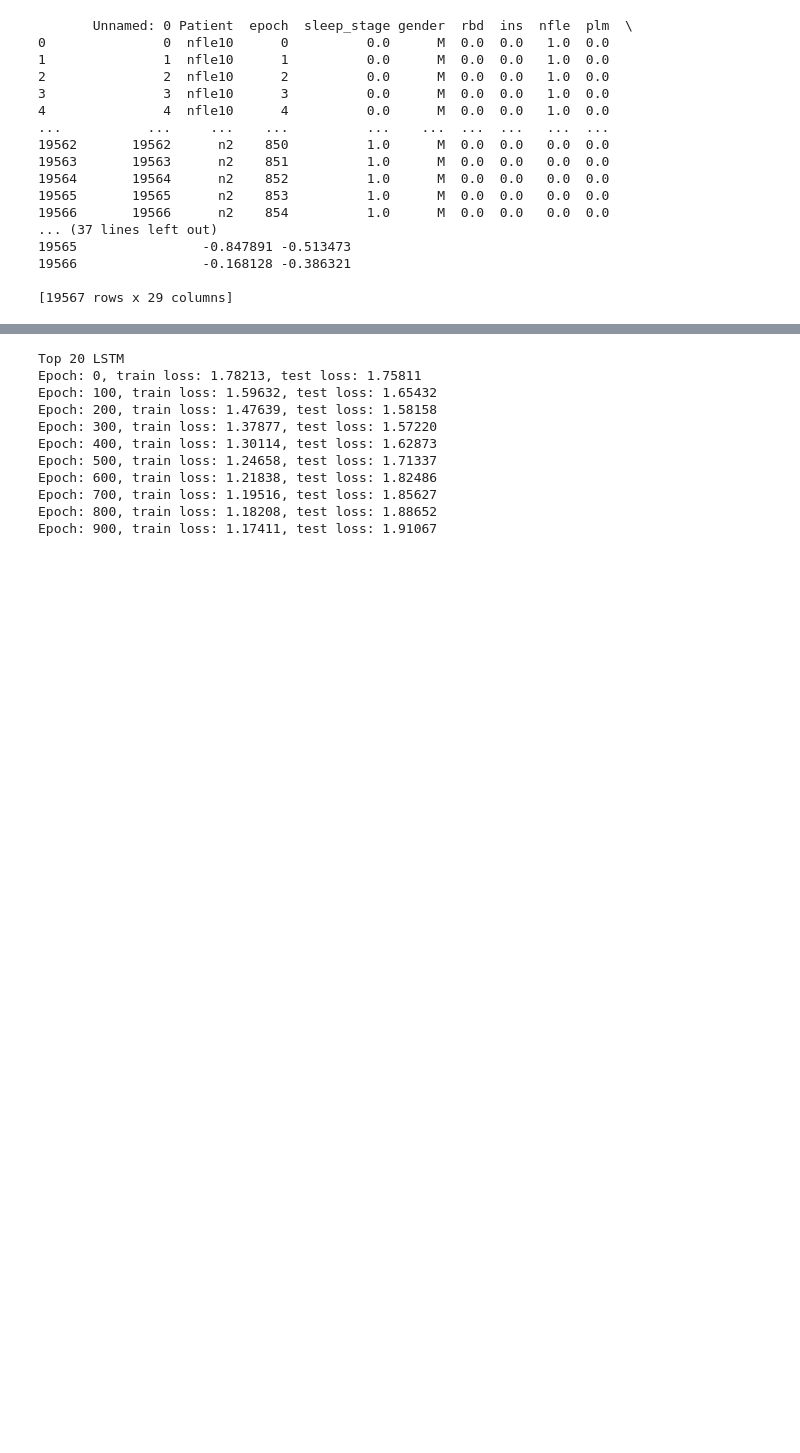
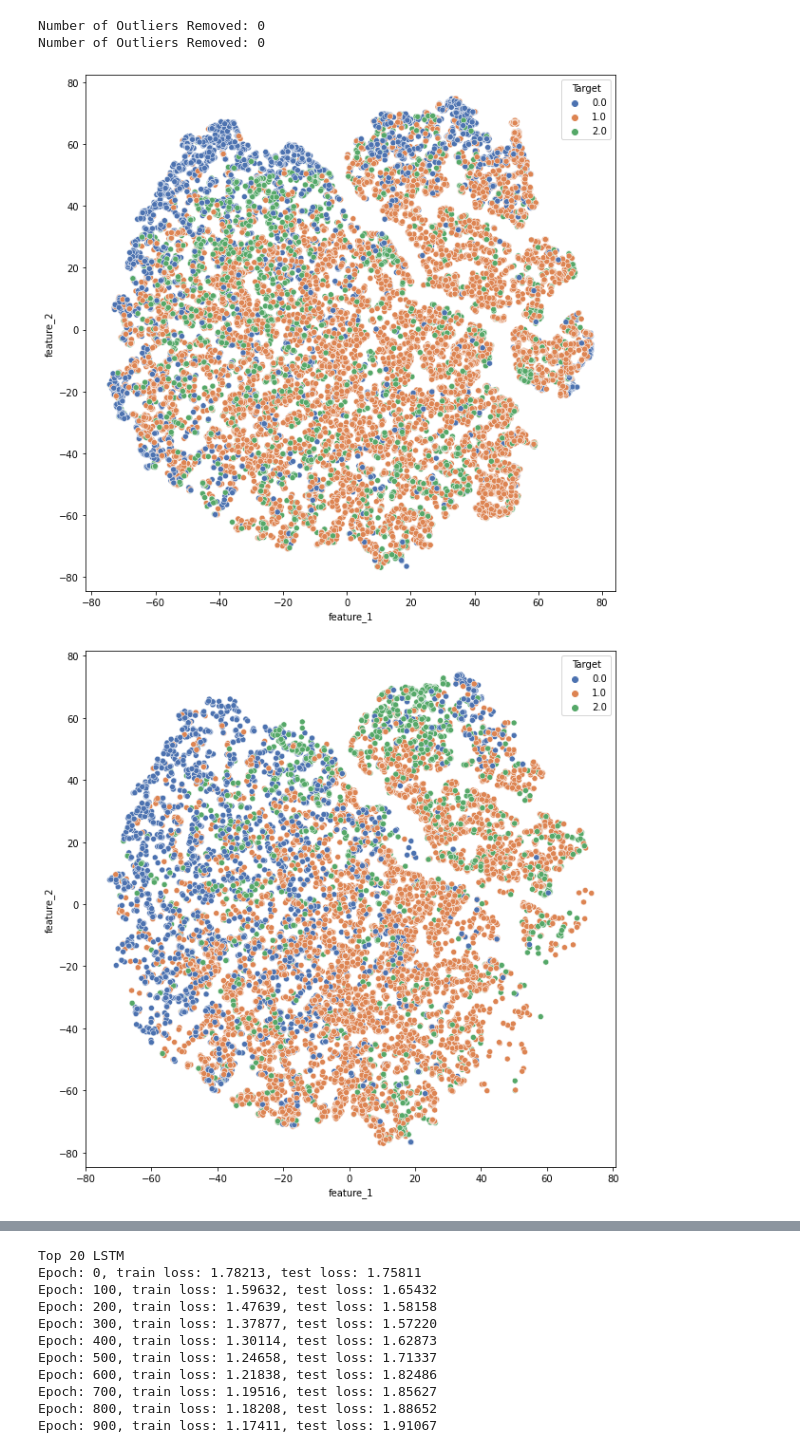
Before and after one commit to brycegsmith/psg_project, a Jupyter notebook: lstm.ipynb, the cells around one changed output, grey strips where cells are left out. Saved outputs shown, nothing was run; the diff lists cells and outputs as text; code cells hidden in the pictures; blank space fills up the shorter version.

```diff
--- a/lstm.ipynb
+++ b/lstm.ipynb
@@ -372,23 +349,3 @@ print(target_columnscore)
-# %%
-print(top_20_dataTr)
-# %% [output]
-       Unnamed: 0 Patient  epoch  sleep_stage gender  rbd  ins  nfle  plm  \
-0               0  nfle10      0          0.0      M  0.0  0.0   1.0  0.0
-1               1  nfle10      1          0.0      M  0.0  0.0   1.0  0.0
-2               2  nfle10      2          0.0      M  0.0  0.0   1.0  0.0
-3               3  nfle10      3          0.0      M  0.0  0.0   1.0  0.0
-4               4  nfle10      4          0.0      M  0.0  0.0   1.0  0.0
-...           ...     ...    ...          ...    ...  ...  ...   ...  ...
-19562       19562      n2    850          1.0      M  0.0  0.0   0.0  0.0
-19563       19563      n2    851          1.0      M  0.0  0.0   0.0  0.0
-19564       19564      n2    852          1.0      M  0.0  0.0   0.0  0.0
-19565       19565      n2    853          1.0      M  0.0  0.0   0.0  0.0
-19566       19566      n2    854          1.0      M  0.0  0.0   0.0  0.0
-... (37 lines left out)
-19565                -0.847891 -0.513473
-19566                -0.168128 -0.386321
-
-[19567 rows x 29 columns]
 # %%
 class LSTM(nn.Module):
 
@@ -453,3 +411,31 @@ def training_loop(n_epochs, lstm, optimiser, loss_fn, X_train, y_train,
                                                                       test_loss.item()))
 
     return train_loss_values, test_loss_values, final_preds
+# %%
+def dimReduction(dataToReduce, type = "PCA", n_components = 2, perplexity = 30, n_iters = 1000, simplifiedTarget = False):
+    data = dataToReduce.iloc[:,8:].to_numpy()
+    target = dataToReduce.loc[:, "sleep_stage"].to_numpy()
+    if type == "PCA":
+        model = PCA(n_components = n_components)
+        data_reduced = model.fit_transform(data)
+    elif type == "TSNE":
+        model = TSNE(n_components = n_components, perplexity = perplexity, n_iter = n_iters)
+        data_reduced = model.fit_transform(data)
+    elif type == "Isomap":
+        # Isomap:
+        model = manifold.Isomap(n_neighbors = 12, n_components = n_components)
+        model.fit(data)
+        data_reduced = model.transform(data)
+
+    if simplifiedTarget:
+        simplifiedTarget = []
+        for i in target:
+            if i >= 1.0 and i <= 4.0:
+                simplifiedTarget.append(1.0)
+            elif i == 5.0:
+                simplifiedTarget.append(2.0)
+            else:
+                simplifiedTarget.append(0.0)
+        target = np.array(simplifiedTarget)
+
+    return data_reduced, target
@@ -455,0 +538,15 @@ def training_loop(n_epochs, lstm, optimiser, loss_fn, X_train, y_train,
+# %%
+reduced, reduced_target = dimReduction(top_5_data, type = 'TSNE', n_components = 2, perplexity = 30, simplifiedTarget = True)
+reduced_train = reduced[[top_5_data['Patient'].isin(trainingDatainds)]]
+reduced_train_target = reduced_target[[top_5_data['Patient'].isin(trainingDatainds)]]
+
+reduced_test = reduced[[top_5_data['Patient'].isin(testingDatainds)]]
+reduced_test_target = reduced_target[[top_5_data['Patient'].isin(testingDatainds)]]
+
+plot_dimReduction(reduced_train, reduced_train_target, label_meaning = "Target", scaleFactors = [1, 1, 1])
+plot_dimReduction(reduced_test, reduced_test_target, label_meaning = "Target", scaleFactors = [1, 1, 1])
+# %% [output]
+Number of Outliers Removed: 0
+Number of Outliers Removed: 0
+[figure, added]
+[figure, added]
```
Also changed, not shown: parts of 16 cells of this notebook, 5 other files.
